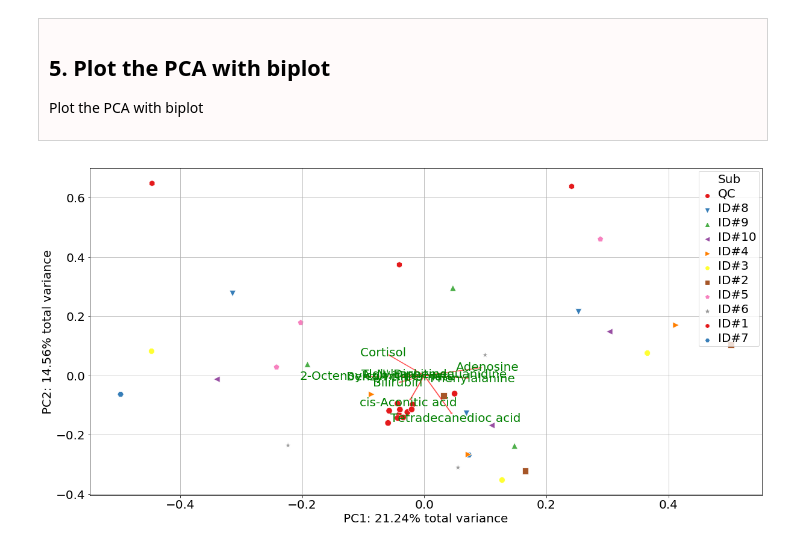
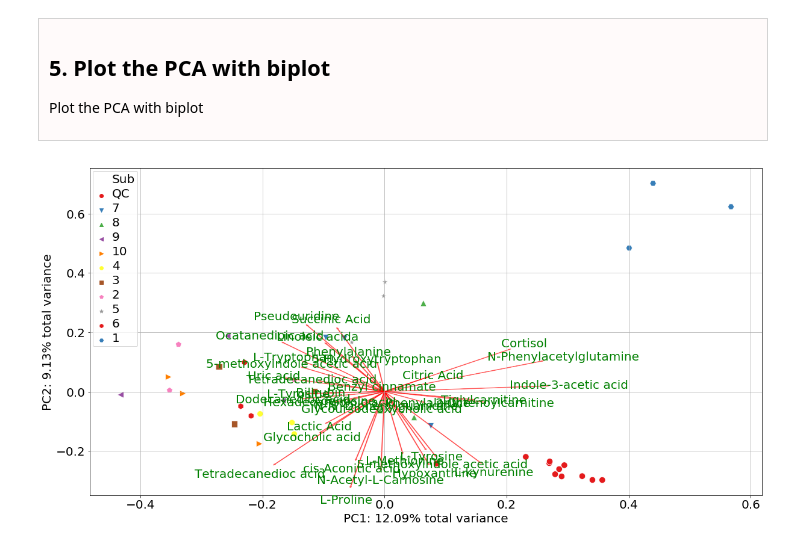
Before and after one commit to brettChapman/multivis_tutorials, a Jupyter notebook: Tutorial1.ipynb, the cells around one changed output. Saved outputs shown, nothing was run; the diff lists cells and outputs as text; code cells hidden in the pictures.

```diff
--- a/Tutorial1.ipynb
+++ b/Tutorial1.ipynb
@@ -68,5 +69,5 @@ Note: To the Peak sheet a "Color" column has been added which represents "Red" f
 # %%
 file = 'Data.xlsx'
 
-DataTable,PeakTable = multivis.utils.loadData(home + file, DataSheet='DataQC_filter_knn', PeakSheet='Peak')
+DataTable,PeakTable = multivis.utils.loadData(home + file, DataSheet='DataQC_knn', PeakSheet='Peak_raw')
 # %% [output]
@@ -127,7 +128,7 @@ figSize = (20,10)
 markerSize = 110;
 fontSize = 20;
 
-peakLabels = list(PeakTable['Label'])[190:200]
+peakLabels = list([k for k in list(PeakTable['Label'].values) if not (('_neg' in k) or ('_pos' in k))])
 
 projected = pca.fit_transform(Xscale)
 
@@ -141,33 +142,34 @@ def pcaPlot(xs,ys,coeff,markerSize,fontSize,figSize,filtLabels,colorGroup,labels
 
     scalex = 1.0/(xs.max() - xs.min())
     scaley = 1.0/(ys.max() - ys.min())
 
     markers = ['o', 'v', '^', '<', '>', '8', 's', 'p', '*', 'h', 'H', 'D', 'd', 'P', 'X']
 
     ax = sns.scatterplot(xs * scalex,ys * scaley, s = markerSize, style = colorGroup, markers = markers, hue = colorGroup, palette='Set1')
 
     if groupLabels != None:
         for i, txt in enumerate(groupLabels):
             ax.annotate(txt, (xs[i] * scalex, ys[i] * scaley), fontsize=fontSize)
 
     for i in range(n):
-        plt.arrow(0, 0, coeff[i,0], coeff[i,1], color = 'r',alpha = 0.5)
-        plt.text(coeff[i,0] * 1.15, coeff[i,1] * 1.15, filtLabels[i], color = 'g', ha = 'center', va = 'center', fontsize=fontSize)
+
+        plt.arrow(0, 0, coeff[i,0] * 7.15, coeff[i,1] * 7.15, color = 'r',alpha = 0.5)
+        plt.text(coeff[i,0] * 8.15, coeff[i,1] * 8.15, filtLabels[i], color = 'g', ha = 'center', va = 'center', fontsize=fontSize)
 
     plt.xlabel("PC1: %s%s total variance" % (str(np.around([100*(pca.explained_variance_ratio_[0])], decimals=2)[0]), '%'), fontsize=fontSize)
     plt.ylabel("PC2: %s%s total variance" % (str(np.around([100*(pca.explained_variance_ratio_[1])], decimals=2)[0]), '%'), fontsize=fontSize)
 
     plt.setp(ax.get_legend().get_texts(), fontsize=fontSize)
     plt.setp(ax.get_legend().get_title(), fontsize=fontSize)
 
     plt.xticks(fontsize=fontSize)
     plt.yticks(fontsize=fontSize)
 
     plt.grid()
 
     plt.savefig('PCA_biplot.png', dpi=300)
 
 pcaPlot(projected[:,0],projected[:, 1], np.transpose(pca.components_[0:2, :]),markerSize,fontSize,figSize,peakLabels,DataTable.Sub,list(PeakTable['Label']))
 plt.show()
 # %% [output]
-[figure, old version]
+[figure, new version]
```
Also changed, not shown: parts of 6 cells of this notebook, 3 other files.
